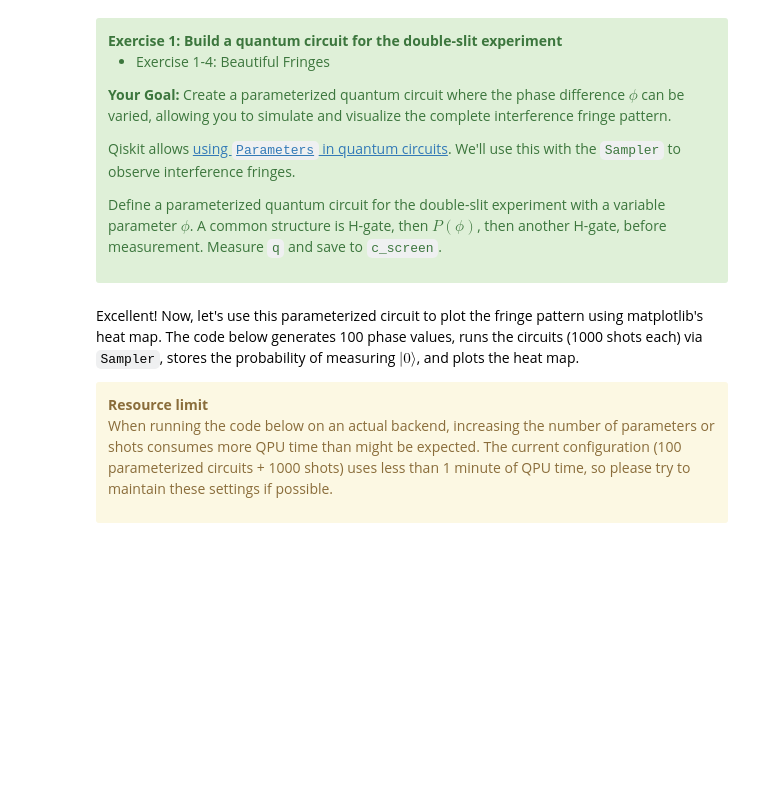
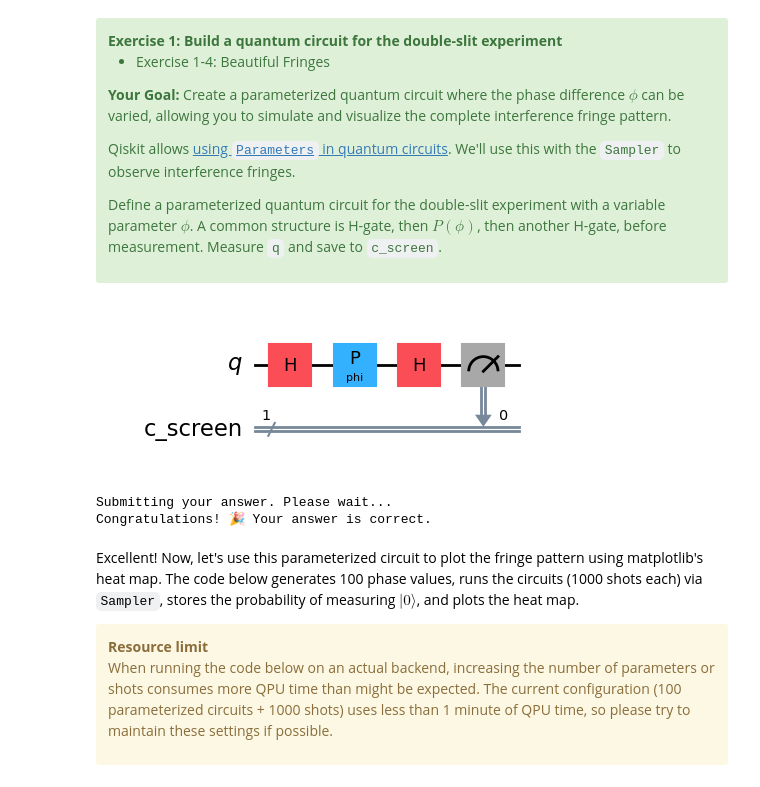
Before and after one commit to Kaustav-007/qgss-2025, a Jupyter notebook: lab-1/lab1.ipynb, the cells around one changed output. Drawn from its saved outputs; the diff is of its cells as text; code cells hidden in the pictures; blank space fills up the shorter version.

```diff
--- a/lab-1/lab1.ipynb
+++ b/lab-1/lab1.ipynb
@@ -373,20 +373,31 @@ Define a parameterized quantum circuit for the double-slit experiment with a var
 # %%
 φ = Parameter('φ')
 
 qr = QuantumRegister(1, name='q')
 cr = ClassicalRegister(1, name='c_screen')
 
 double_slit_fringe = QuantumCircuit(qr, cr)
 
 #your code here
+phi = Parameter('phi')
 
+double_slit_fringe.h(0)
+double_slit_fringe.p(phi, 0)
+double_slit_fringe.h(0)
+
+double_slit_fringe.measure(qr, cr)
 
 #end of your code
 
 double_slit_fringe.draw('mpl')
+# %% [output]
+[figure, added]
 # %%
 # Submit your answer using the following code
 grade_lab1_ex1_4(double_slit_fringe)
+# %% [output]
+Submitting your answer. Please wait...
+Congratulations! 🎉 Your answer is correct.
 # %% [markdown]
 Excellent! Now, let's use this parameterized circuit to plot the fringe pattern using matplotlib's heat map. The code below generates 100 phase values, runs the circuits (1000 shots each) via `Sampler`, stores the probability of measuring $|0\rangle$, and plots the heat map.
 
```
Also changed, not shown: parts of 4 cells of this notebook.
